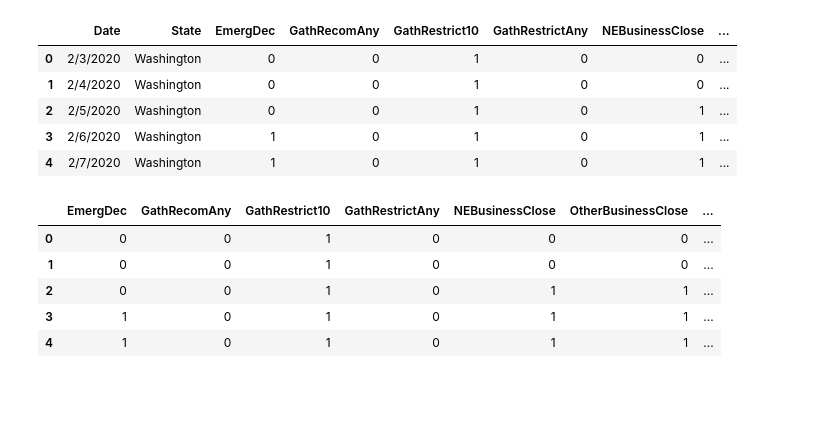
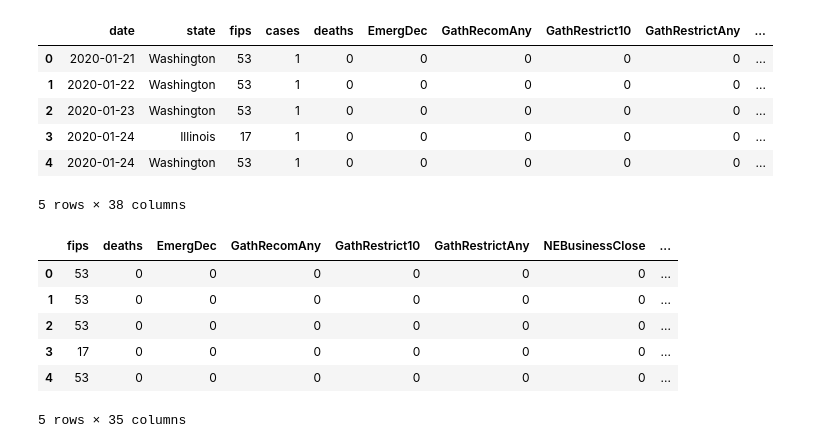
Before and after one commit to NalaniKai/Covid19-Hackathon, a Jupyter notebook: exploration/FeatureContribution.ipynb, the cells around one changed output. Saved outputs shown, nothing was run; the diff lists cells and outputs as text; code cells hidden in the pictures; blank space fills up the shorter version.

```diff
--- a/exploration/FeatureContribution.ipynb
+++ b/exploration/FeatureContribution.ipynb
@@ -1,21 +1,24 @@
 # %%
 import pandas
 
 data_path = "../data/"
-filename = "test_dummy_data.csv"
+filename = "combined_data.csv"
 
 df = pandas.read_csv(data_path + filename)
+
+df = df.drop("Unnamed: 0", axis=1)
 df.head()
 # %% [output]
-|  | Date | State | EmergDec | GathRecomAny | GathRestrict10 | GathRestrictAny | NEBusinessClose | ... |
-| 0 | 2/3/2020 | Washington | 0 | 0 | 1 | 0 | 0 | ... |
-| 1 | 2/4/2020 | Washington | 0 | 0 | 1 | 0 | 0 | ... |
-| 2 | 2/5/2020 | Washington | 0 | 0 | 1 | 0 | 1 | ... |
-| 3 | 2/6/2020 | Washington | 1 | 0 | 1 | 0 | 1 | ... |
-| 4 | 2/7/2020 | Washington | 1 | 0 | 1 | 0 | 1 | ... |
+|  | date | state | fips | cases | deaths | EmergDec | GathRecomAny | GathRestrict10 | GathRestrictAny | ... |
+| 0 | 2020-01-21 | Washington | 53 | 1 | 0 | 0 | 0 | 0 | 0 | ... |
+| 1 | 2020-01-22 | Washington | 53 | 1 | 0 | 0 | 0 | 0 | 0 | ... |
+| 2 | 2020-01-23 | Washington | 53 | 1 | 0 | 0 | 0 | 0 | 0 | ... |
+| 3 | 2020-01-24 | Illinois | 17 | 1 | 0 | 0 | 0 | 0 | 0 | ... |
+| 4 | 2020-01-24 | Washington | 53 | 1 | 0 | 0 | 0 | 0 | 0 | ... |
+5 rows × 38 columns
 # %%
-target = "Cases" #"Deaths", "Cases"
-not_features = ["Date", "State"]
+target = "cases" #"deaths", "cases"
+not_features = ["date", "state"]
 not_features.append(target)
 
 target_values = df[target]
@@ -26,12 +29,13 @@ for x in not_features:
 
 feature_values.head()
 # %% [output]
-|  | EmergDec | GathRecomAny | GathRestrict10 | GathRestrictAny | NEBusinessClose | OtherBusinessClose | ... |
-| 0 | 0 | 0 | 1 | 0 | 0 | 0 | ... |
-| 1 | 0 | 0 | 1 | 0 | 0 | 0 | ... |
-| 2 | 0 | 0 | 1 | 0 | 1 | 1 | ... |
-| 3 | 1 | 0 | 1 | 0 | 1 | 1 | ... |
-| 4 | 1 | 0 | 1 | 0 | 1 | 1 | ... |
+|  | fips | deaths | EmergDec | GathRecomAny | GathRestrict10 | GathRestrictAny | NEBusinessClose | ... |
+| 0 | 53 | 0 | 0 | 0 | 0 | 0 | 0 | ... |
+| 1 | 53 | 0 | 0 | 0 | 0 | 0 | 0 | ... |
+| 2 | 53 | 0 | 0 | 0 | 0 | 0 | 0 | ... |
+| 3 | 17 | 0 | 0 | 0 | 0 | 0 | 0 | ... |
+| 4 | 53 | 0 | 0 | 0 | 0 | 0 | 0 | ... |
+5 rows × 35 columns
 # %%
 from sklearn.preprocessing import StandardScaler
 from sklearn.model_selection import train_test_split
```
Also changed, not shown: parts of 3 cells of this notebook.
